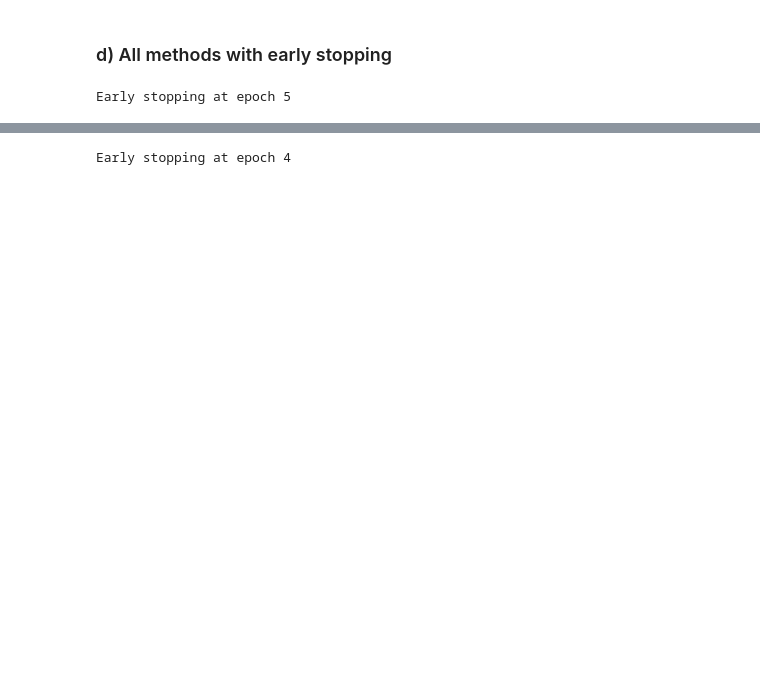
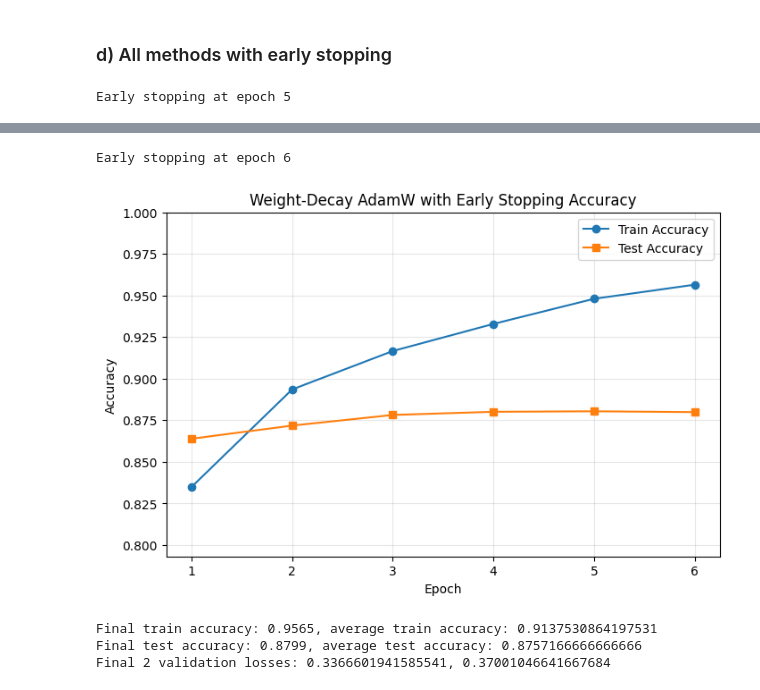
Before and after one commit to Adampi210/Purdue-ECE-69500ODL-Fall-2026-Programs, a Jupyter notebook: assignments/02/03_solution.ipynb, the cells around one changed output, grey strips where cells are left out. Saved outputs shown, nothing was run; the diff lists cells and outputs as text; code cells hidden in the pictures; blank space fills up the shorter version.

```diff
--- a/assignments/02/03_solution.ipynb
+++ b/assignments/02/03_solution.ipynb
@@ -533,7 +729,6 @@ Early stopping at epoch 4
 # %%
 ### Weight-Decay Adam TRAIN and TEST with early stopping ###
 weight_decay = LAMBDA
-
 
 # Training with Weight-Decay AdamW and early stopping
 def train_weight_decay_AdamW_early_stop(
@@ -634,7 +829,7 @@ weight_decay_AdamW_model = copy.deepcopy(resnet18_model)
     train_accs_weight_decay_AdamW_early_stop,
     test_accs_weight_decay_AdamW_early_stop,
     valid_loss_weight_decay_AdamW_early_stop,
-) = train_weight_decay_early_stop(
+) = train_weight_decay_AdamW_early_stop(
     EPOCHS,
     LR,
     weight_decay_AdamW_model,
@@ -644,4 +839,19 @@ weight_decay_AdamW_model = copy.deepcopy(resnet18_model)
     weight_decay,
 )
 # %% [output]
-Early stopping at epoch 4
+Early stopping at epoch 6
+# %%
+plot_accs(
+    "Weight-Decay AdamW with Early Stopping Accuracy",
+    train_accs_weight_decay_AdamW_early_stop,
+    test_accs_weight_decay_AdamW_early_stop,
+)
+print_stats(train_accs_weight_decay_AdamW_early_stop, test_accs_weight_decay_AdamW_early_stop)
+print(
+    f"Final 2 validation losses: {valid_loss_weight_decay_AdamW_early_stop[-2]}, {valid_loss_weight_decay_AdamW_early_stop[-1]}"
+)
+# %% [output]
+[figure, added]
+Final train accuracy: 0.9565, average train accuracy: 0.9137530864197531
+Final test accuracy: 0.8799, average test accuracy: 0.8757166666666666
+Final 2 validation losses: 0.3366601941585541, 0.37001046641667684
```
Also changed, not shown: parts of 14 cells of this notebook, 5 other files.
